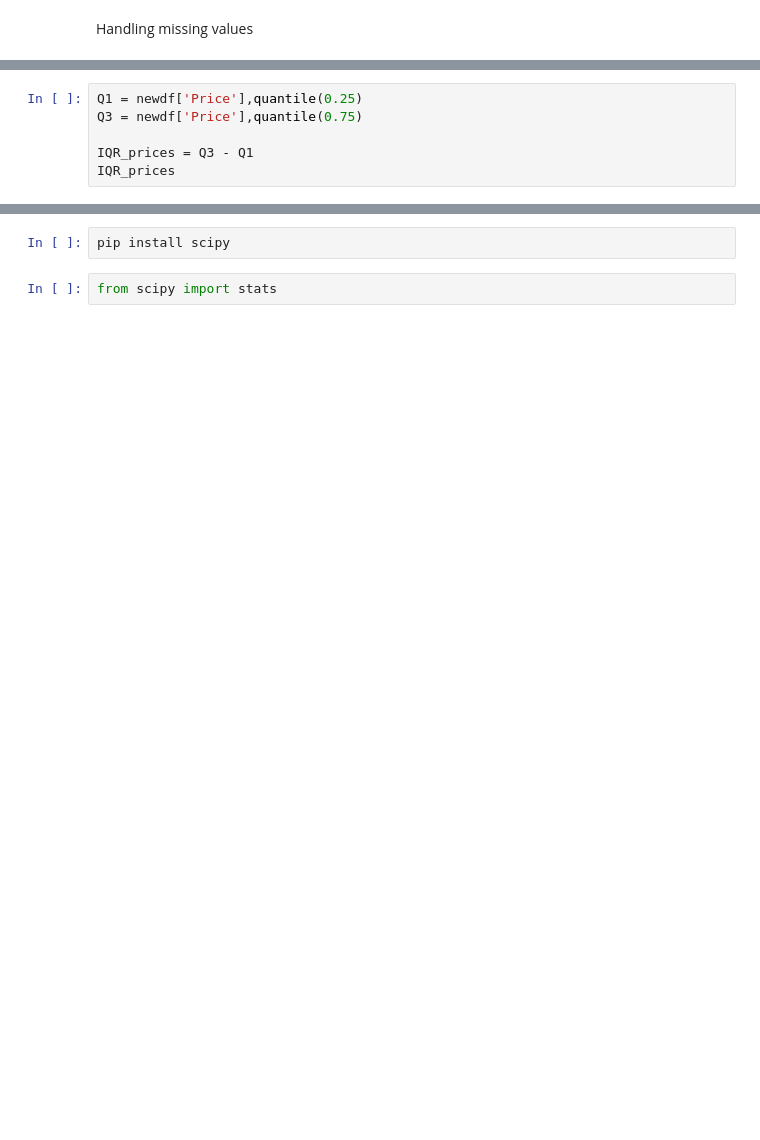
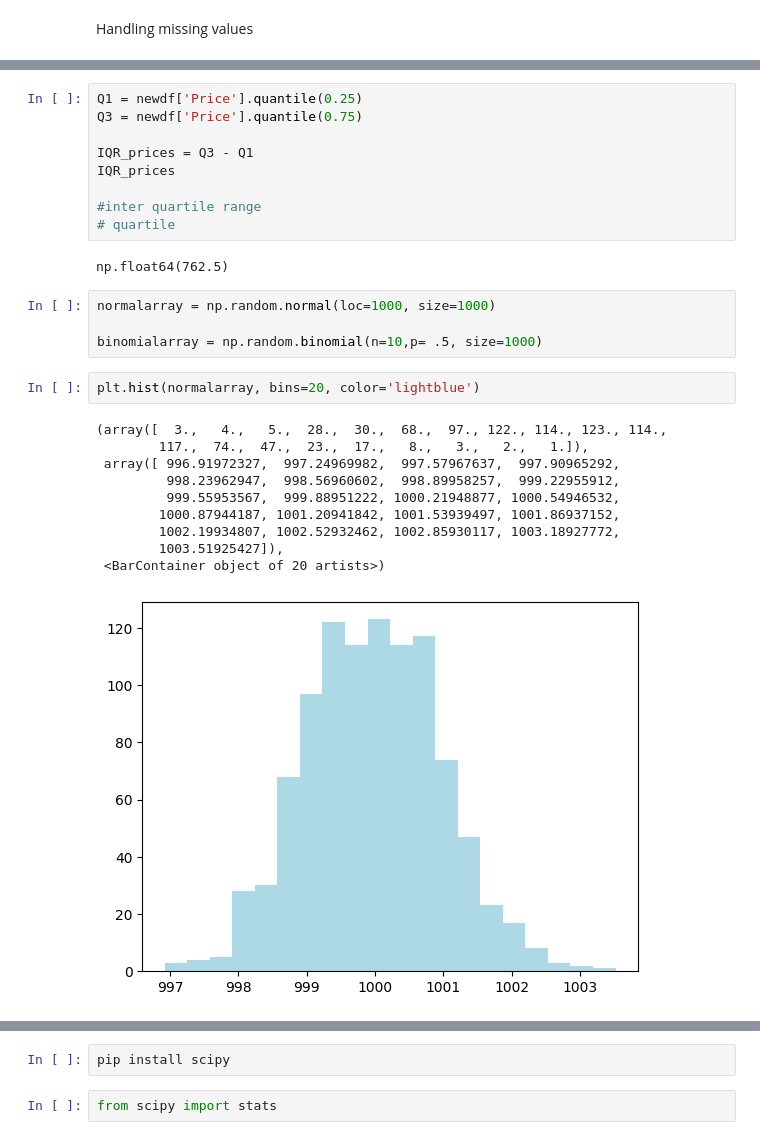
Before and after one commit to domandaris-89/AIML-Batch2, a Jupyter notebook: Day 15 - Data Handling - Cleaning/in class Data Handling.ipynb, the cells around one changed output, grey strips where cells are left out. Cells and saved outputs as stored; diff of their text form; blank space fills up the shorter version.

```diff
--- a/Day 15 - Data Handling - Cleaning/in class Data Handling.ipynb
+++ b/Day 15 - Data Handling - Cleaning/in class Data Handling.ipynb
@@ -104,6 +410,28 @@ newdf['Price'].median()
 # %%
-Q1 = newdf['Price'],quantile(0.25)
-Q3 = newdf['Price'],quantile(0.75)
+Q1 = newdf['Price'].quantile(0.25)
+Q3 = newdf['Price'].quantile(0.75)
 
 IQR_prices = Q3 - Q1
 IQR_prices
+
+#inter quartile range
+# quartile
+# %% [output]
+np.float64(762.5)
+# %%
+normalarray = np.random.normal(loc=1000, size=1000)
+
+binomialarray = np.random.binomial(n=10,p= .5, size=1000)
+# %%
+plt.hist(normalarray, bins=20, color='lightblue')
+# %% [output]
+(array([  3.,   4.,   5.,  28.,  30.,  68.,  97., 122., 114., 123., 114.,
+        117.,  74.,  47.,  23.,  17.,   8.,   3.,   2.,   1.]),
+ array([ 996.91972327,  997.24969982,  997.57967637,  997.90965292,
+         998.23962947,  998.56960602,  998.89958257,  999.22955912,
+         999.55953567,  999.88951222, 1000.21948877, 1000.54946532,
+        1000.87944187, 1001.20941842, 1001.53939497, 1001.86937152,
+        1002.19934807, 1002.52932462, 1002.85930117, 1003.18927772,
+        1003.51925427]),
+ <BarContainer object of 20 artists>)
+[figure, added]
```
Also changed, not shown: parts of 40 cells of this notebook.
